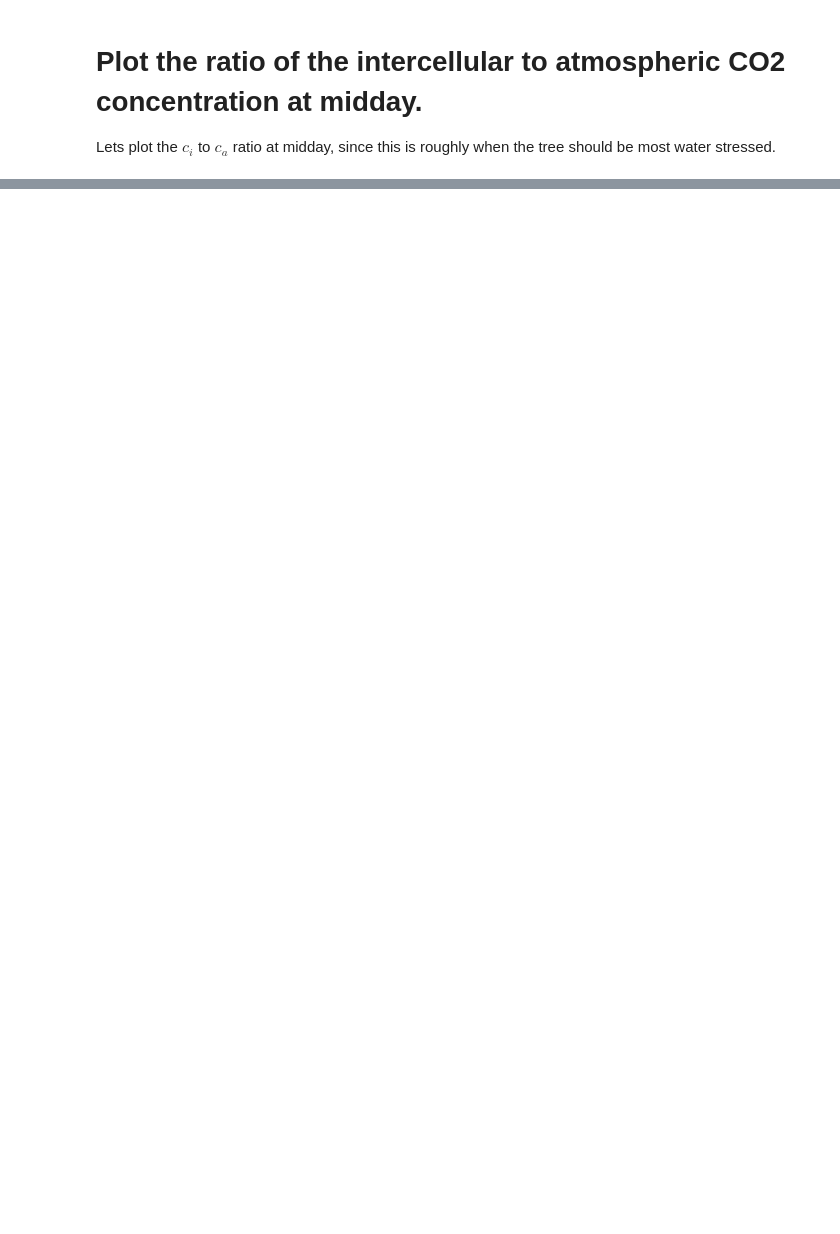
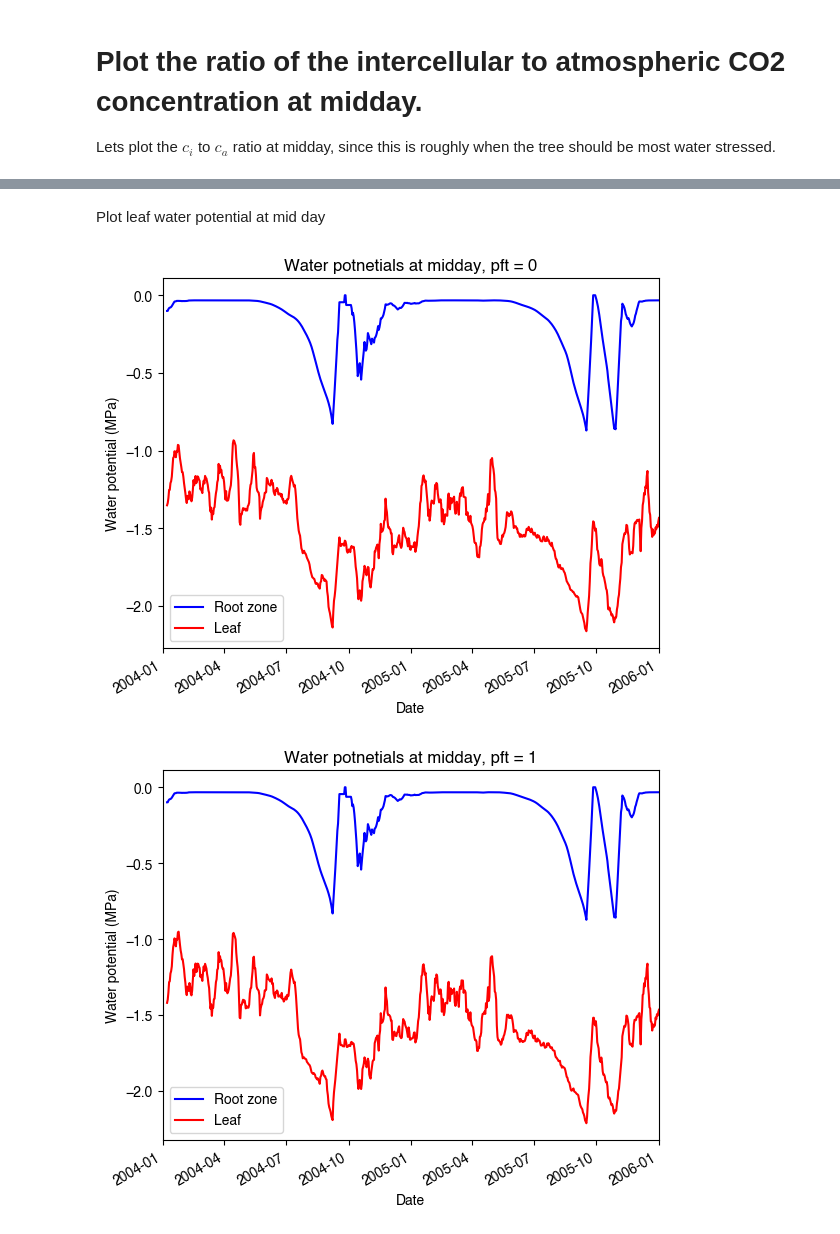
Before and after one commit to CaleBaguley/JULES-plotting-and-analysis-code, a Jupyter notebook: notebooks/File load and plot test.ipynb, the cells around one changed output, grey strips where cells are left out. Saved outputs shown, nothing was run; the diff lists cells and outputs as text; code cells hidden in the pictures; blank space fills up the shorter version.

```diff
--- a/notebooks/File load and plot test.ipynb
+++ b/notebooks/File load and plot test.ipynb
@@ -104,0 +152,17 @@ plt.legend()
+# %% [markdown]
+Plot leaf water potential at mid day
+# %%
+for i in range(9):
+
+    plt.figure()
+    axis = plt.gca()
+
+    plot_col_at_daily_time(data_2.isel(pft=i), 'psi_root_zone_pft', time='12:00:00', x_range = xrange, smoothing = 10, label = 'Root zone', axis = axis)
+    plot_col_at_daily_time(data_2.isel(pft=i), 'psi_leaf_pft', time='12:00:00', x_range = xrange, smoothing = 10, c = 'red', label = 'Leaf', axis = axis)
+
+    plt.title("Water potnetials at midday, pft = {}".format(i))
+    plt.ylabel("Water potential (MPa)")
+    plt.legend()
+# %% [output]
+[figure, added]
+[figure, added]
```
Also changed, not shown: parts of 13 cells of this notebook.
